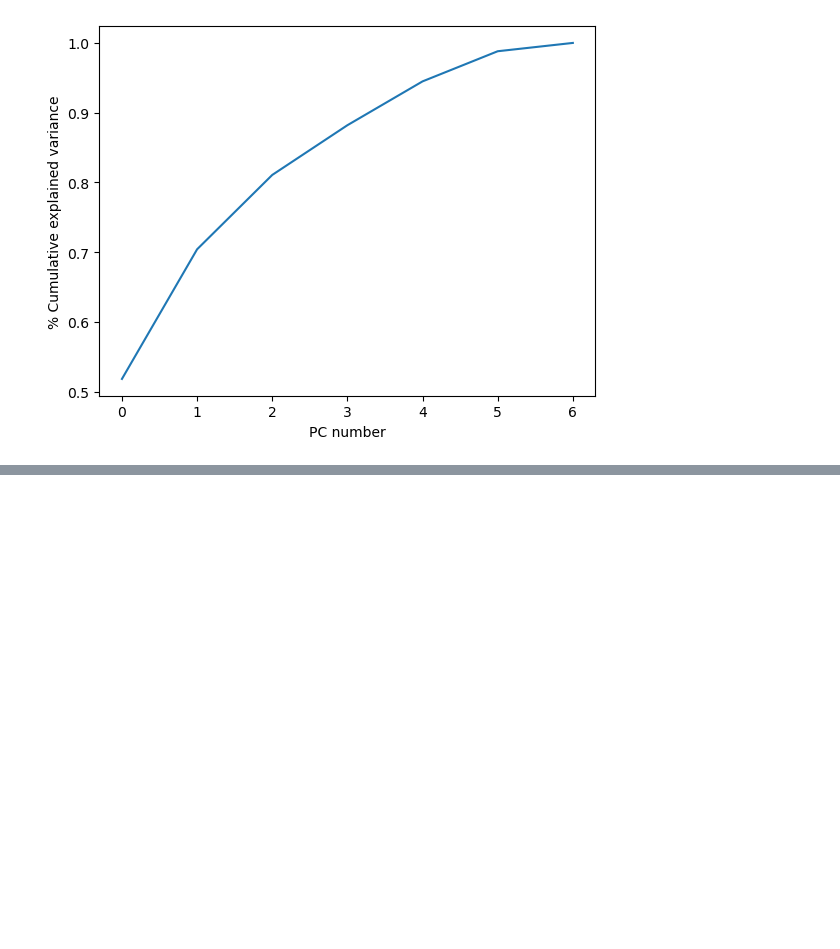
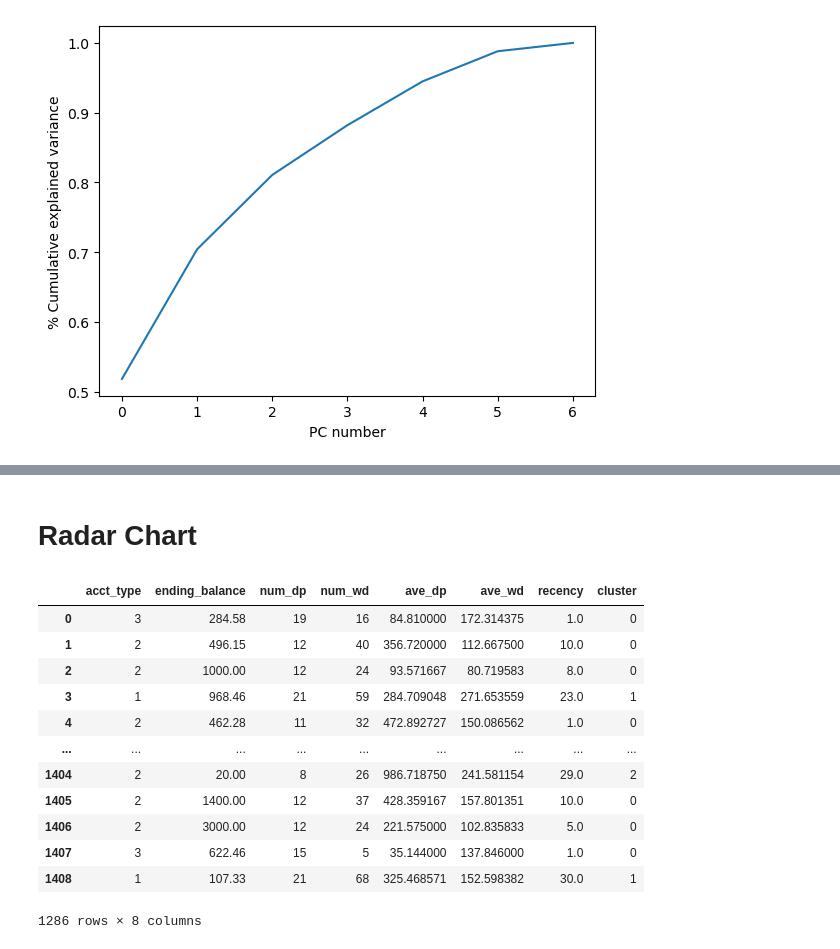
Before and after one commit to taaaraaa/Unsupervised-Learning, a Jupyter notebook: Behaviour_Clustering_Final.ipynb, the cells around one changed output, grey strips where cells are left out. Cells and saved outputs as stored; diff of their text form; code cells hidden in the pictures; blank space fills up the shorter version.

```diff
--- a/Behaviour_Clustering_Final.ipynb
+++ b/Behaviour_Clustering_Final.ipynb
@@ -393 +388,3 @@ Stored 'pca_data' (DataFrame)
 [figure]
+# %% [markdown]
+# Radar Chart
@@ -393,0 +538,16 @@ Stored 'pca_data' (DataFrame)
+# %%
+X
+# %% [output]
+|  | acct_type | ending_balance | num_dp | num_wd | ave_dp | ave_wd | recency | cluster |
+| 0 | 3 | 284.58 | 19 | 16 | 84.810000 | 172.314375 | 1.0 | 0 |
+| 1 | 2 | 496.15 | 12 | 40 | 356.720000 | 112.667500 | 10.0 | 0 |
+| 2 | 2 | 1000.00 | 12 | 24 | 93.571667 | 80.719583 | 8.0 | 0 |
+| 3 | 1 | 968.46 | 21 | 59 | 284.709048 | 271.653559 | 23.0 | 1 |
+| 4 | 2 | 462.28 | 11 | 32 | 472.892727 | 150.086562 | 1.0 | 0 |
+| ... | ... | ... | ... | ... | ... | ... | ... | ... |
+| 1404 | 2 | 20.00 | 8 | 26 | 986.718750 | 241.581154 | 29.0 | 2 |
+| 1405 | 2 | 1400.00 | 12 | 37 | 428.359167 | 157.801351 | 10.0 | 0 |
+| 1406 | 2 | 3000.00 | 12 | 24 | 221.575000 | 102.835833 | 5.0 | 0 |
+| 1407 | 3 | 622.46 | 15 | 5 | 35.144000 | 137.846000 | 1.0 | 0 |
+| 1408 | 1 | 107.33 | 21 | 68 | 325.468571 | 152.598382 | 30.0 | 1 |
+1286 rows × 8 columns
```
Also changed, not shown: parts of 5 cells of this notebook, 1 other file.
